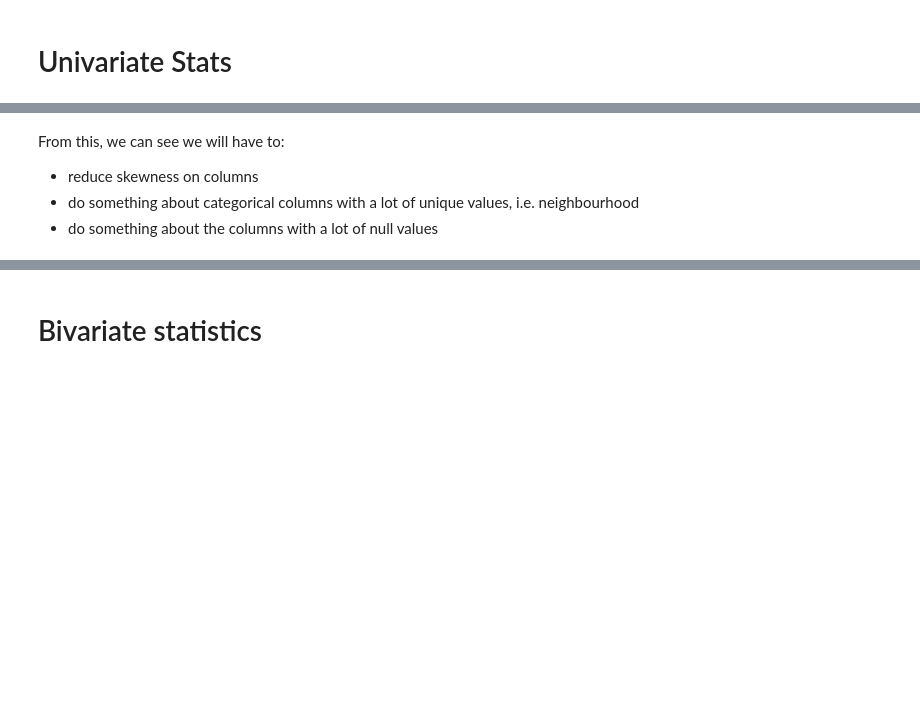
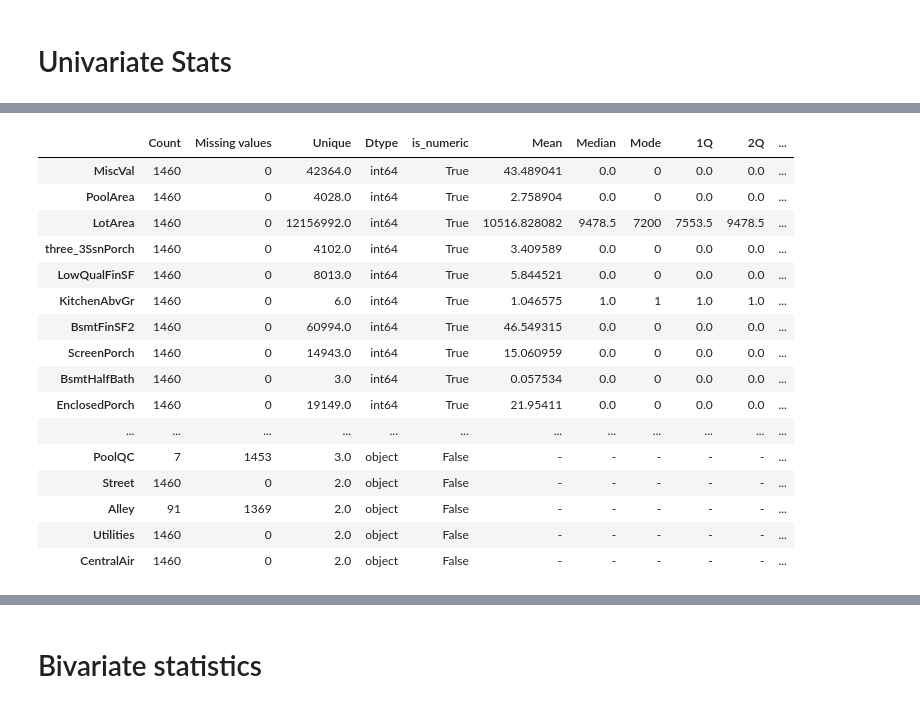
Before and after one commit to SajawalHassan/Housing-price-analysis, a Jupyter notebook: Housing_price_analysis.ipynb, the cells around one changed output, grey strips where cells are left out. Cells and saved outputs as stored; diff of their text form; code cells hidden in the pictures; blank space fills up the shorter version.

```diff
--- a/Housing_price_analysis.ipynb
+++ b/Housing_price_analysis.ipynb
@@ -54,5 +58,20 @@ univariate(df)
-# %% [markdown]
-From this, we can see we will have to:
-* reduce skewness on columns
-* do something about categorical columns with a lot of unique values, i.e. neighbourhood
-* do something about the columns with a lot of null values
+# %%
+univariate_df
+# %% [output]
+|  | Count | Missing values | Unique | Dtype | is_numeric | Mean | Median | Mode | 1Q | 2Q | ... |
+| MiscVal | 1460 | 0 | 42364.0 | int64 | True | 43.489041 | 0.0 | 0 | 0.0 | 0.0 | ... |
+| PoolArea | 1460 | 0 | 4028.0 | int64 | True | 2.758904 | 0.0 | 0 | 0.0 | 0.0 | ... |
+| LotArea | 1460 | 0 | 12156992.0 | int64 | True | 10516.828082 | 9478.5 | 7200 | 7553.5 | 9478.5 | ... |
+| three_3SsnPorch | 1460 | 0 | 4102.0 | int64 | True | 3.409589 | 0.0 | 0 | 0.0 | 0.0 | ... |
+| LowQualFinSF | 1460 | 0 | 8013.0 | int64 | True | 5.844521 | 0.0 | 0 | 0.0 | 0.0 | ... |
+| KitchenAbvGr | 1460 | 0 | 6.0 | int64 | True | 1.046575 | 1.0 | 1 | 1.0 | 1.0 | ... |
+| BsmtFinSF2 | 1460 | 0 | 60994.0 | int64 | True | 46.549315 | 0.0 | 0 | 0.0 | 0.0 | ... |
+| ScreenPorch | 1460 | 0 | 14943.0 | int64 | True | 15.060959 | 0.0 | 0 | 0.0 | 0.0 | ... |
+| BsmtHalfBath | 1460 | 0 | 3.0 | int64 | True | 0.057534 | 0.0 | 0 | 0.0 | 0.0 | ... |
+| EnclosedPorch | 1460 | 0 | 19149.0 | int64 | True | 21.95411 | 0.0 | 0 | 0.0 | 0.0 | ... |
+| ... | ... | ... | ... | ... | ... | ... | ... | ... | ... | ... | ... |
+| PoolQC | 7 | 1453 | 3.0 | object | False | - | - | - | - | - | ... |
+| Street | 1460 | 0 | 2.0 | object | False | - | - | - | - | - | ... |
+| Alley | 91 | 1369 | 2.0 | object | False | - | - | - | - | - | ... |
+| Utilities | 1460 | 0 | 2.0 | object | False | - | - | - | - | - | ... |
+| CentralAir | 1460 | 0 | 2.0 | object | False | - | - | - | - | - | ... |
```
Also changed, not shown: parts of 40 cells of this notebook.
